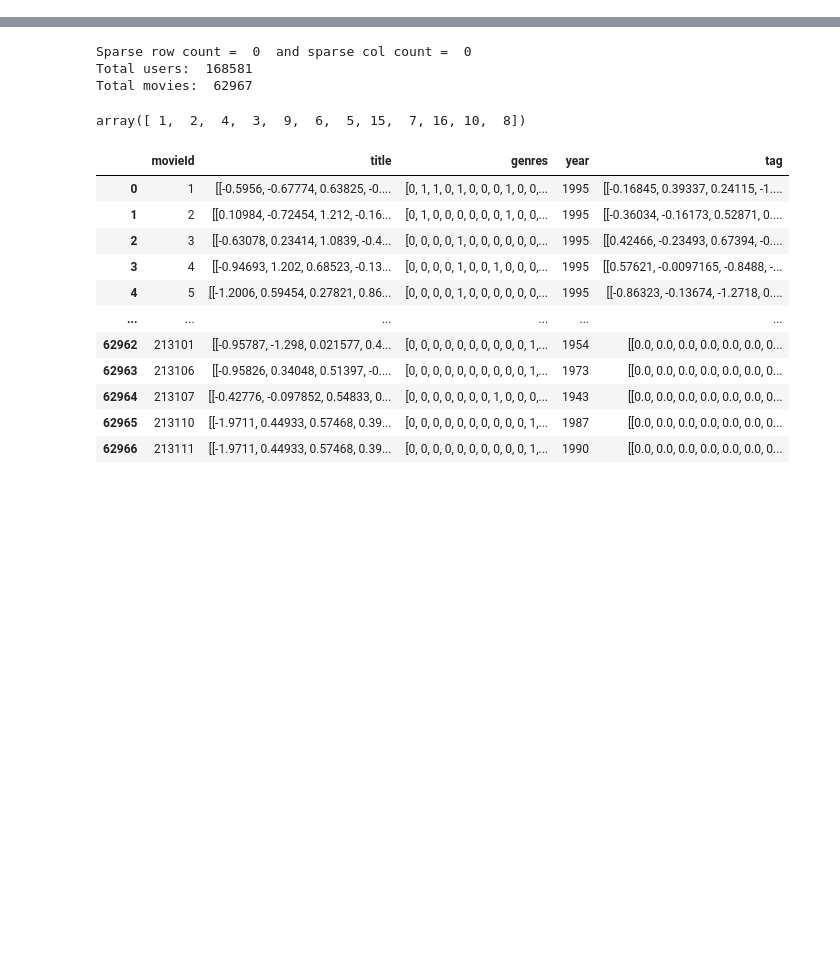
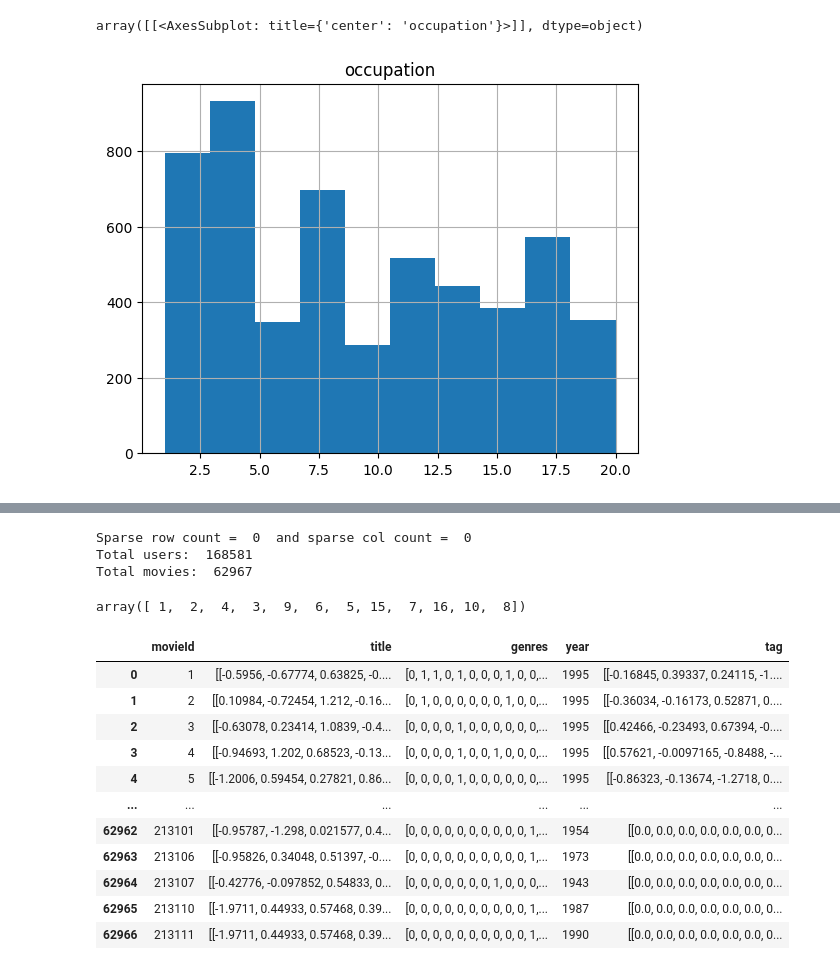
Before and after one commit to MisfitMade/Recommender, a Jupyter notebook: resources/DataAugmentation.ipynb, the cells around one changed output, grey strips where cells are left out. Saved outputs shown, nothing was run; the diff lists cells and outputs as text; code cells hidden in the pictures; blank space fills up the shorter version.

```diff
--- a/resources/DataAugmentation.ipynb
+++ b/resources/DataAugmentation.ipynb
@@ -76,0 +52,6 @@ ratings_df = pd.concat([ratings_25M_df, ratings_1M_df], ignore_index=True)
+# %%
+# Can see that the most reported occupations are academic, artist, clerical/admin, college/gra student
+users_df[users_df[R_Lib.MOVIE_LENS_1M_OCCUPATION_COL] > 0].hist(column=R_Lib.MOVIE_LENS_1M_OCCUPATION_COL)
+# %% [output]
+array([[<AxesSubplot: title={'center': 'occupation'}>]], dtype=object)
+[figure, added]
```
Also changed, not shown: parts of 23 cells of this notebook, 9 other files.
